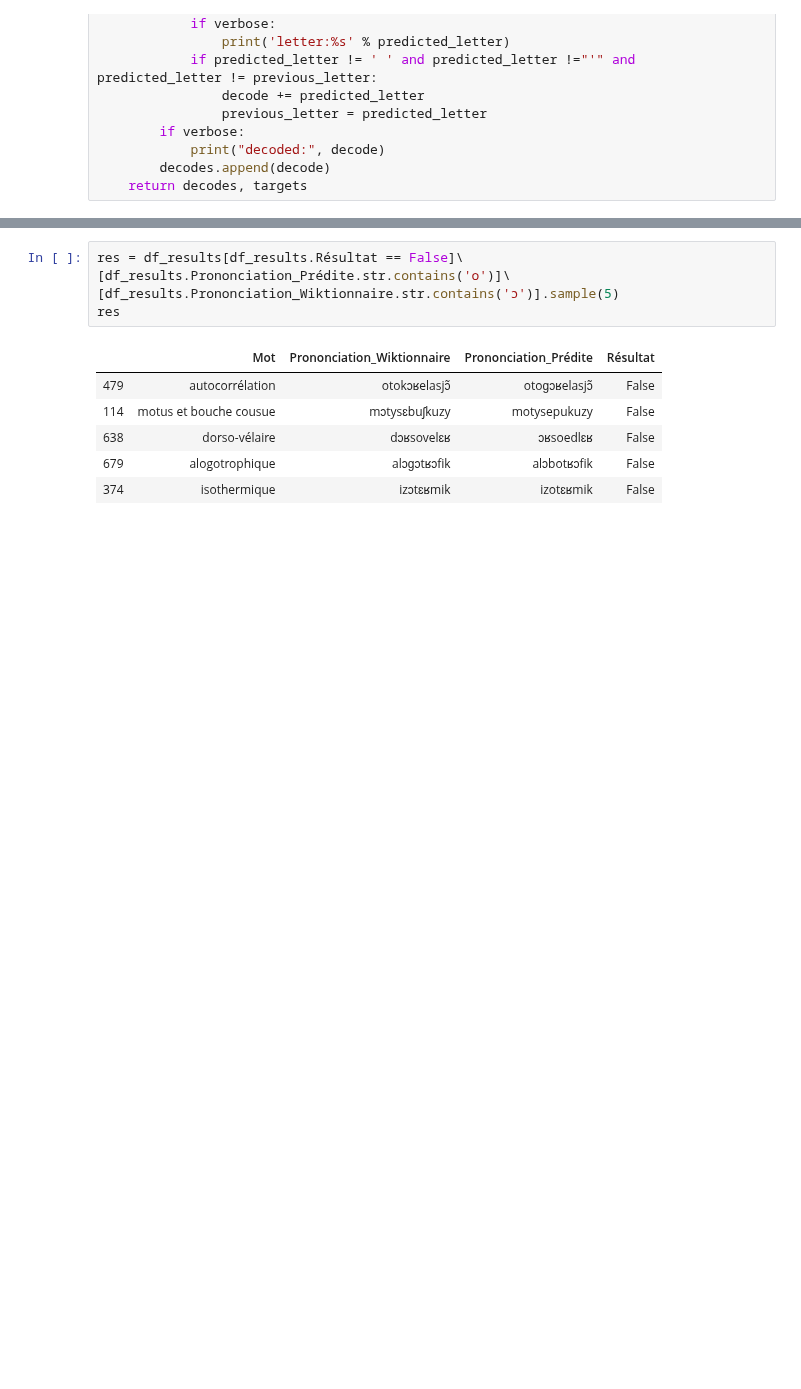
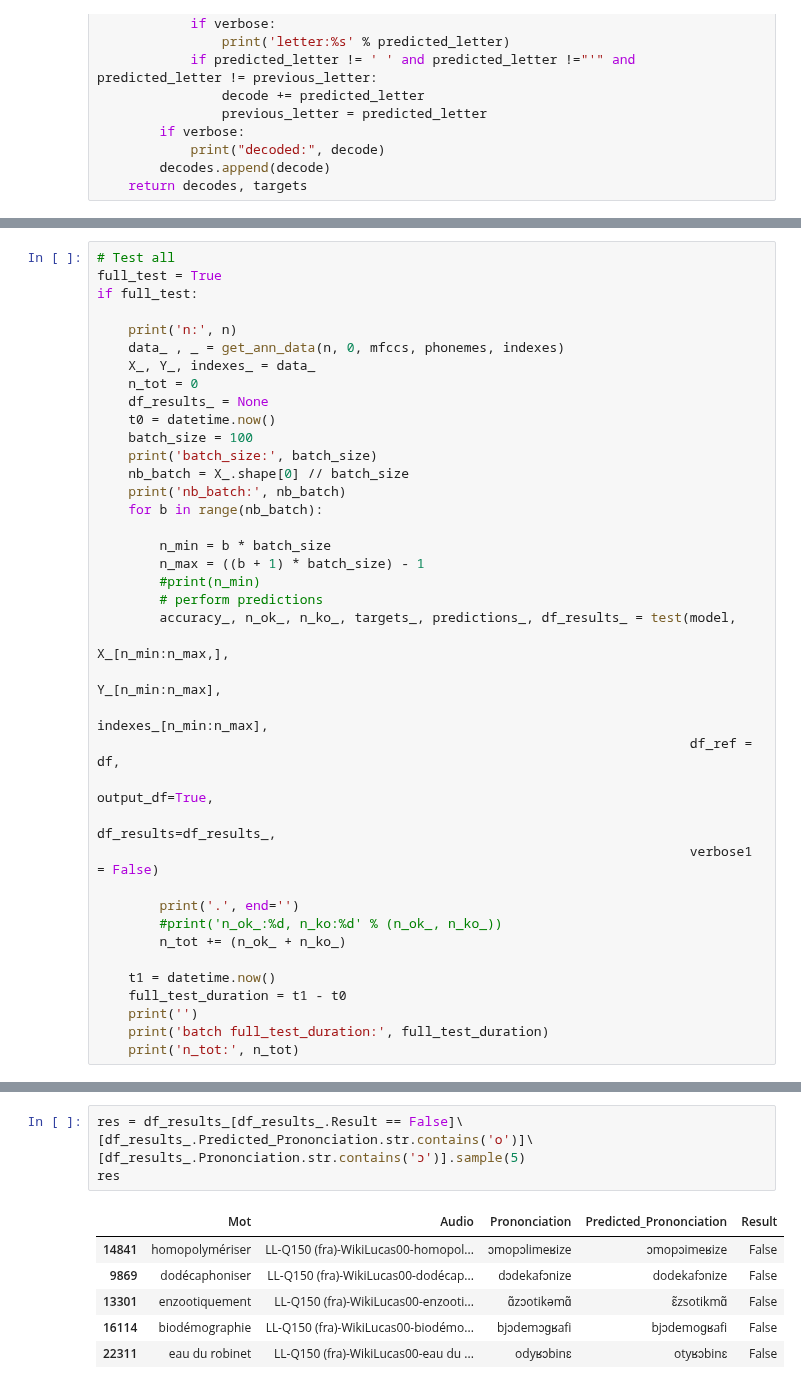
Before and after one commit to marxav/hello-world, a Jupyter notebook: wav2phonemes_pytorch.ipynb, the cells around one changed output, grey strips where cells are left out. Drawn from its saved outputs; the diff is of its cells as text; blank space fills up the shorter version.

```diff
--- a/wav2phonemes_pytorch.ipynb
+++ b/wav2phonemes_pytorch.ipynb
@@ -1255,0 +1264,39 @@ Prediction results: 67% ok and 33% ko (out of 1000 samples tested)
+# %%
+# Test all
+full_test = True
+if full_test:
+
+    print('n:', n)
+    data_ , _ = get_ann_data(n, 0, mfccs, phonemes, indexes)
+    X_, Y_, indexes_ = data_
+    n_tot = 0
+    df_results_ = None
+    t0 = datetime.now()
+    batch_size = 100
+    print('batch_size:', batch_size)
+    nb_batch = X_.shape[0] // batch_size
+    print('nb_batch:', nb_batch)
+    for b in range(nb_batch):
+
+        n_min = b * batch_size
+        n_max = ((b + 1) * batch_size) - 1
+        #print(n_min)
+        # perform predictions
+        accuracy_, n_ok_, n_ko_, targets_, predictions_, df_results_ = test(model,
+                                                                            X_[n_min:n_max,],
+                                                                            Y_[n_min:n_max],
+                                                                            indexes_[n_min:n_max],
+                                                                            df_ref = df,
+                                                                            output_df=True,
+                                                                            df_results=df_results_,
+                                                                            verbose1 = False)
+
+        print('.', end='')
+        #print('n_ok_:%d, n_ko:%d' % (n_ok_, n_ko_))
+        n_tot += (n_ok_ + n_ko_)
+
+    t1 = datetime.now()
+    full_test_duration = t1 - t0
+    print('')
+    print('batch full_test_duration:', full_test_duration)
+    print('n_tot:', n_tot)
@@ -1369,12 +1467,12 @@ print(_counting_bad_letters.most_common)
 # %%
-res = df_results[df_results.Résultat == False]\
-[df_results.Prononciation_Prédite.str.contains('o')]\
-[df_results.Prononciation_Wiktionnaire.str.contains('ɔ')].sample(5)
+res = df_results_[df_results_.Result == False]\
+[df_results_.Predicted_Prononciation.str.contains('o')]\
+[df_results_.Prononciation.str.contains('ɔ')].sample(5)
 res
 # %% [output]
-|  | Mot | Prononciation_Wiktionnaire | Prononciation_Prédite | Résultat |
-| 479 | autocorrélation | otokɔʁelasjɔ̃ | otoɡɔʁelasjɔ̃ | False |
-| 114 | motus et bouche cousue | mɔtysɛbuʃkuzy | motysepukuzy | False |
-| 638 | dorso-vélaire | dɔʁsovelɛʁ | ɔʁsoedlɛʁ | False |
-| 679 | alogotrophique | alɔɡɔtʁɔfik | alɔbotʁɔfik | False |
-| 374 | isothermique | izɔtɛʁmik | izotɛʁmik | False |
+|  | Mot | Audio | Prononciation | Predicted_Prononciation | Result |
+| 14841 | homopolymériser | LL-Q150 (fra)-WikiLucas00-homopol... | ɔmopɔlimeʁize | ɔmopɔimeʁize | False |
+| 9869 | dodécaphoniser | LL-Q150 (fra)-WikiLucas00-dodécap... | dɔdekafɔnize | dodekafɔnize | False |
+| 13301 | enzootiquement | LL-Q150 (fra)-WikiLucas00-enzooti... | ɑ̃zɔotikəmɑ̃ | ɛ̃zsotikmɑ̃ | False |
+| 16114 | biodémographie | LL-Q150 (fra)-WikiLucas00-biodémo... | bjɔdemɔɡʁafi | bjɔdemoɡʁafi | False |
+| 22311 | eau du robinet | LL-Q150 (fra)-WikiLucas00-eau du ... | odyʁɔbinɛ | otyʁɔbinɛ | False |
```
Also changed, not shown: parts of 27 cells of this notebook.
